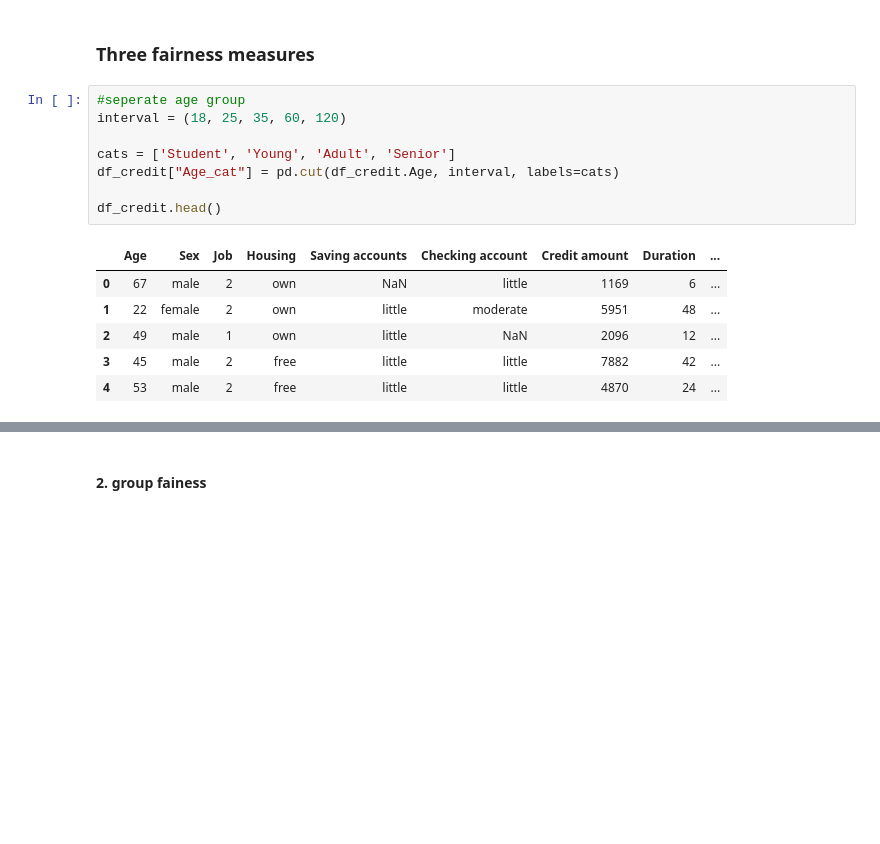
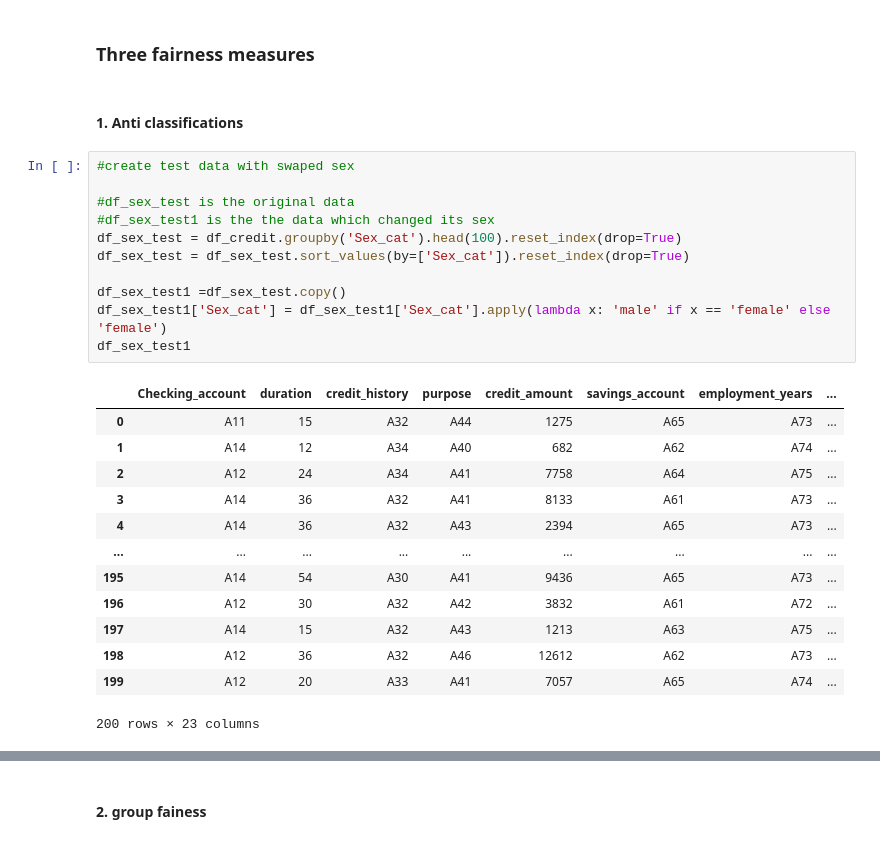
Before and after one commit to chuchugo/seai_i4, a Jupyter notebook: fair_evaluation.ipynb, the cells around one changed output, grey strips where cells are left out. Drawn from its saved outputs; the diff is of its cells as text; blank space fills up the shorter version.

```diff
--- a/fair_evaluation.ipynb
+++ b/fair_evaluation.ipynb
@@ -58,18 +77,30 @@ memory usage: 164.1+ KB
 None
 # %% [markdown]
 ### Three fairness measures
-# %%
-#seperate age group
-interval = (18, 25, 35, 60, 120)
-
-cats = ['Student', 'Young', 'Adult', 'Senior']
-df_credit["Age_cat"] = pd.cut(df_credit.Age, interval, labels=cats)
-
-df_credit.head()
-# %% [output]
-|  | Age | Sex | Job | Housing | Saving accounts | Checking account | Credit amount | Duration | ... |
-| 0 | 67 | male | 2 | own | NaN | little | 1169 | 6 | ... |
-| 1 | 22 | female | 2 | own | little | moderate | 5951 | 48 | ... |
-| 2 | 49 | male | 1 | own | little | NaN | 2096 | 12 | ... |
-| 3 | 45 | male | 2 | free | little | little | 7882 | 42 | ... |
-| 4 | 53 | male | 2 | free | little | little | 4870 | 24 | ... |
+# %% [markdown]
+#### 1. Anti classifications
+# %%
+#create test data with swaped sex
+
+#df_sex_test is the original data
+#df_sex_test1 is the the data which changed its sex
+df_sex_test = df_credit.groupby('Sex_cat').head(100).reset_index(drop=True)
+df_sex_test = df_sex_test.sort_values(by=['Sex_cat']).reset_index(drop=True)
+
+df_sex_test1 =df_sex_test.copy()
+df_sex_test1['Sex_cat'] = df_sex_test1['Sex_cat'].apply(lambda x: 'male' if x == 'female' else 'female')
+df_sex_test1
+# %% [output]
+|  | Checking_account | duration | credit_history | purpose | credit_amount | savings_account | employment_years | ... |
+| 0 | A11 | 15 | A32 | A44 | 1275 | A65 | A73 | ... |
+| 1 | A14 | 12 | A34 | A40 | 682 | A62 | A74 | ... |
+| 2 | A12 | 24 | A34 | A41 | 7758 | A64 | A75 | ... |
+| 3 | A14 | 36 | A32 | A41 | 8133 | A61 | A73 | ... |
+| 4 | A14 | 36 | A32 | A43 | 2394 | A65 | A73 | ... |
+| ... | ... | ... | ... | ... | ... | ... | ... | ... |
+| 195 | A14 | 54 | A30 | A41 | 9436 | A65 | A73 | ... |
+| 196 | A12 | 30 | A32 | A42 | 3832 | A61 | A72 | ... |
+| 197 | A14 | 15 | A32 | A43 | 1213 | A63 | A75 | ... |
+| 198 | A12 | 36 | A32 | A46 | 12612 | A62 | A73 | ... |
+| 199 | A12 | 20 | A33 | A41 | 7057 | A65 | A74 | ... |
+200 rows × 23 columns
```
Also changed, not shown: parts of 16 cells of this notebook, 3 other files.
